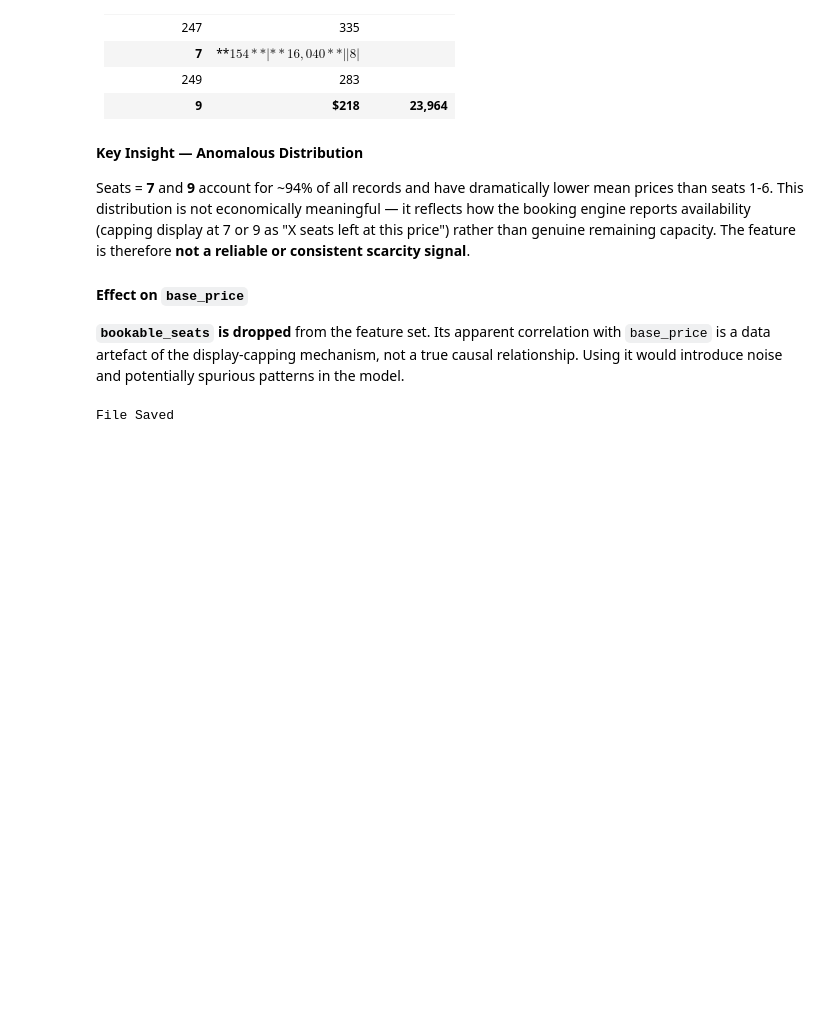
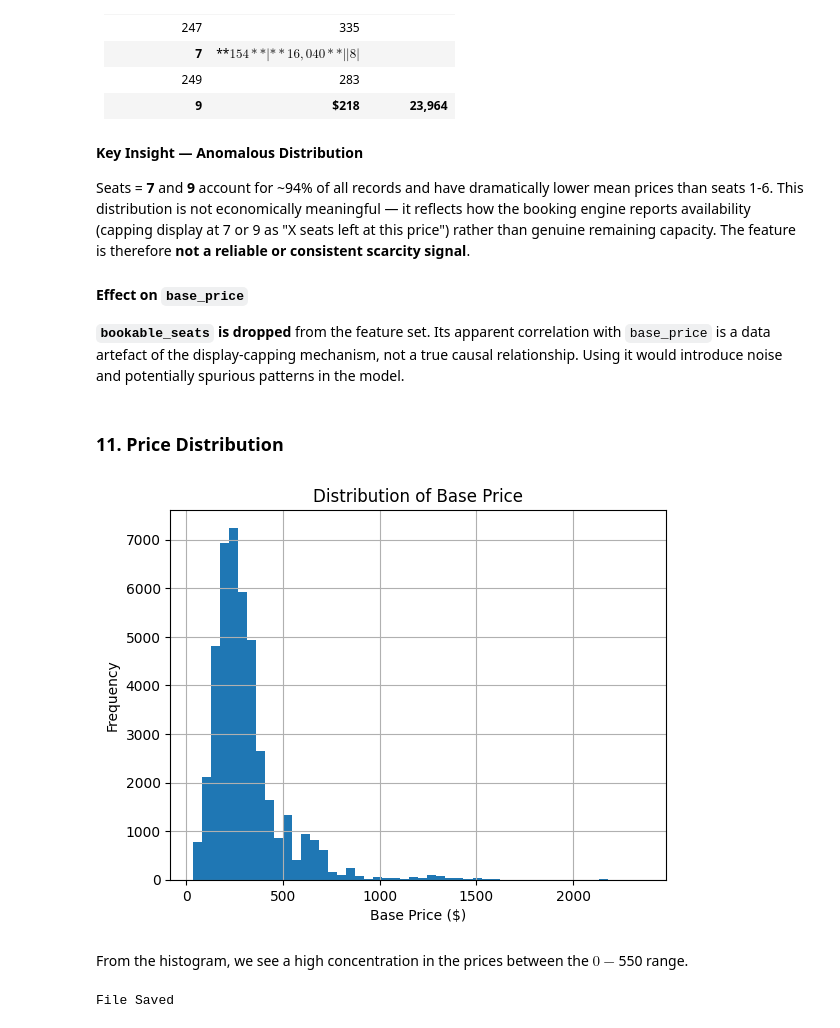
Before and after one commit to sheenamrv/flight-price-prediction-web-app, a Jupyter notebook: data cleaning and eda/eda.ipynb, the cells around one changed output. Drawn from its saved outputs; the diff is of its cells as text; code cells hidden in the pictures; blank space fills up the shorter version.

```diff
--- a/data cleaning and eda/eda.ipynb
+++ b/data cleaning and eda/eda.ipynb
@@ -514,6 +517,18 @@ Seats = **7** and **9** account for ~94% of all records and have dramatically lo
 
 #### Effect on `base_price`
 **`bookable_seats` is dropped** from the feature set. Its apparent correlation with `base_price` is a data artefact of the display-capping mechanism, not a true causal relationship. Using it would introduce noise and potentially spurious patterns in the model.
+# %% [markdown]
+### 11. Price Distribution
+# %%
+df['base_price'].hist(bins=50)
+plt.title('Distribution of Base Price')
+plt.xlabel('Base Price ($)')
+plt.ylabel('Frequency')
+plt.show()
+# %% [output]
+[figure, added]
+# %% [markdown]
+From the histogram, we see a high concentration in the prices between the $0-$550 range.
 # %%
 # save dataframe
 df.to_csv('../model_building/flights_eda_df.csv', index=False)
```
Also changed, not shown: parts of 3 cells of this notebook.
